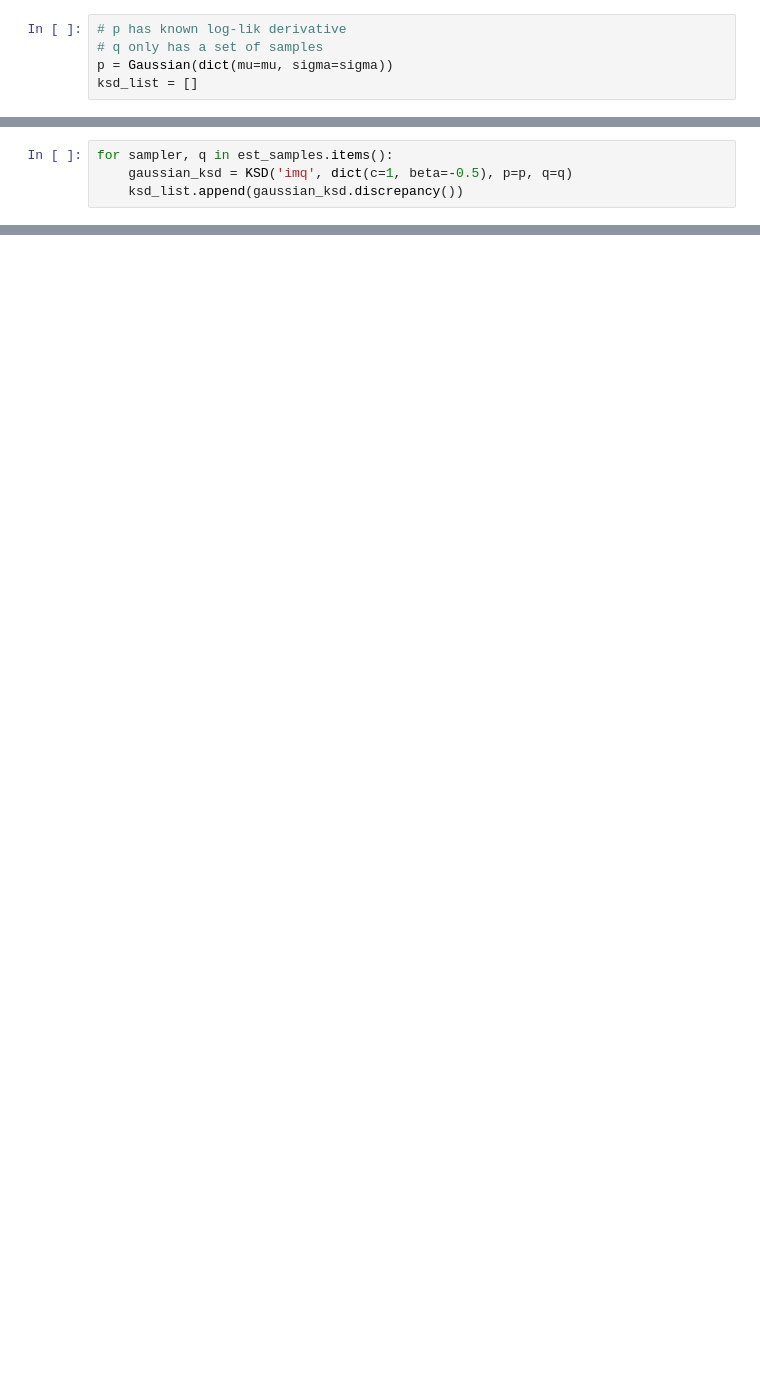
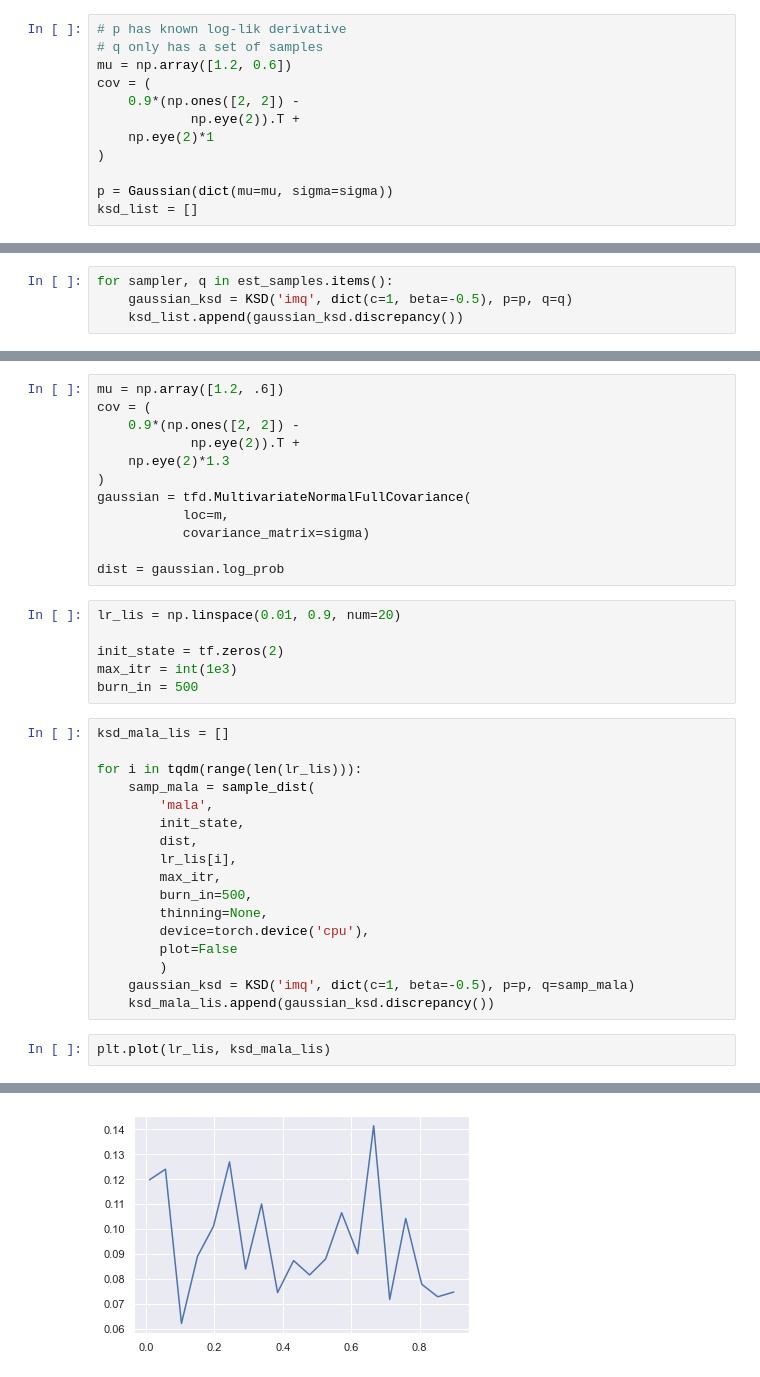
Before and after one commit to shushuzh/608-project, a Jupyter notebook: src/project.ipynb, the cells around one changed output, grey strips where cells are left out. Cells and saved outputs as stored; diff of their text form; blank space fills up the shorter version.

```diff
--- a/src/project.ipynb
+++ b/src/project.ipynb
@@ -455,5 +461,12 @@ sns.set()
 # %%
 # p has known log-lik derivative
 # q only has a set of samples
+mu = np.array([1.2, 0.6])
+cov = (
+    0.9*(np.ones([2, 2]) -
+            np.eye(2)).T +
+    np.eye(2)*1
+)
+
 p = Gaussian(dict(mu=mu, sigma=sigma))
 ksd_list = []
@@ -463,0 +589,38 @@ for sampler, q in est_samples.items():
+# %%
+mu = np.array([1.2, .6])
+cov = (
+    0.9*(np.ones([2, 2]) -
+            np.eye(2)).T +
+    np.eye(2)*1.3
+)
+gaussian = tfd.MultivariateNormalFullCovariance(
+           loc=m,
+           covariance_matrix=sigma)
+
+dist = gaussian.log_prob
+# %%
+lr_lis = np.linspace(0.01, 0.9, num=20)
+
+init_state = tf.zeros(2)
+max_itr = int(1e3)
+burn_in = 500
+# %%
+ksd_mala_lis = []
+
+for i in tqdm(range(len(lr_lis))):
+    samp_mala = sample_dist(
+        'mala',
+        init_state,
+        dist,
+        lr_lis[i],
+        max_itr,
+        burn_in=500,
+        thinning=None,
+        device=torch.device('cpu'),
+        plot=False
+        )
+    gaussian_ksd = KSD('imq', dict(c=1, beta=-0.5), p=p, q=samp_mala)
+    ksd_mala_lis.append(gaussian_ksd.discrepancy())
+# %%
+plt.plot(lr_lis, ksd_mala_lis)
+# %% [output]
@@ -463,0 +628 @@ for sampler, q in est_samples.items():
+[figure, added]
```
Also changed, not shown: parts of 38 cells of this notebook, 2 other files.
